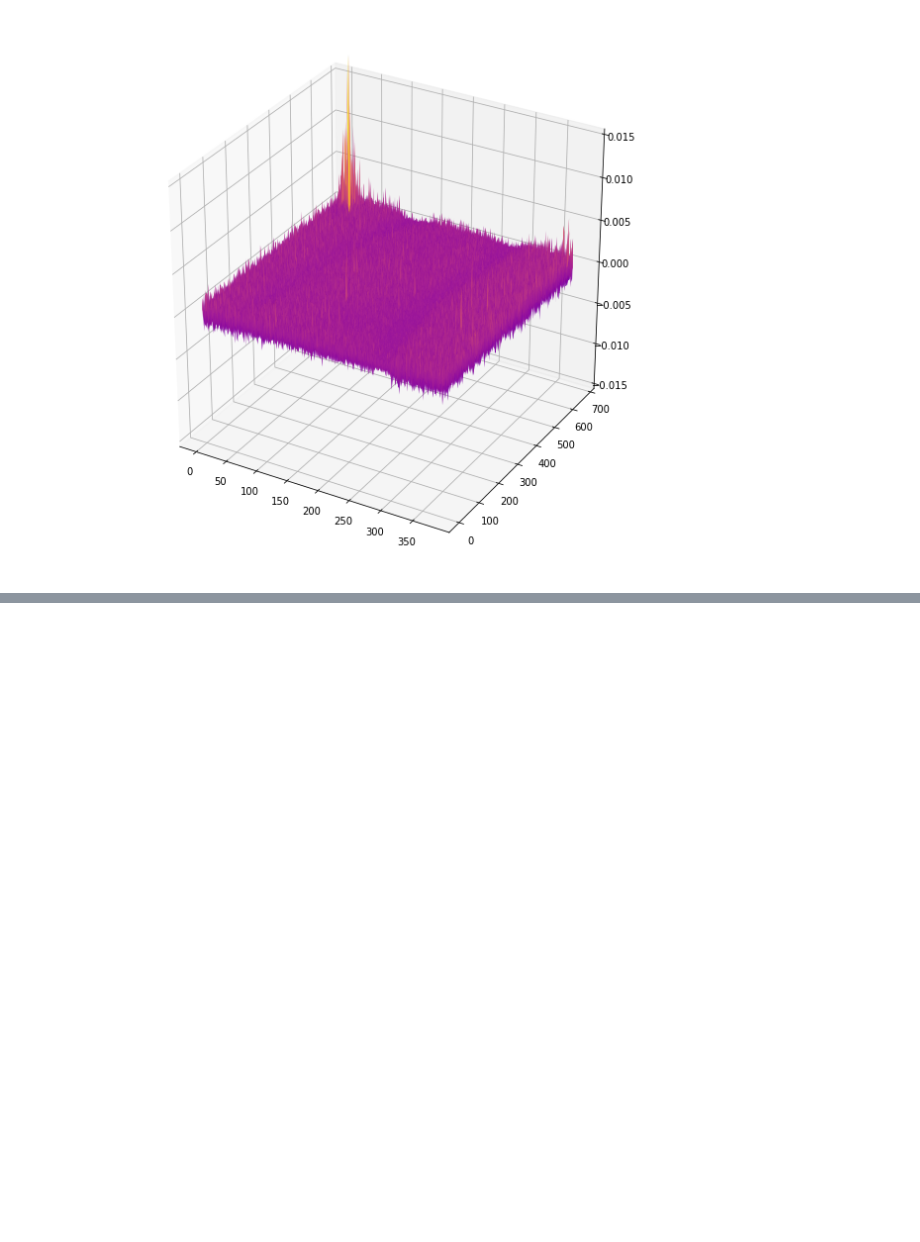
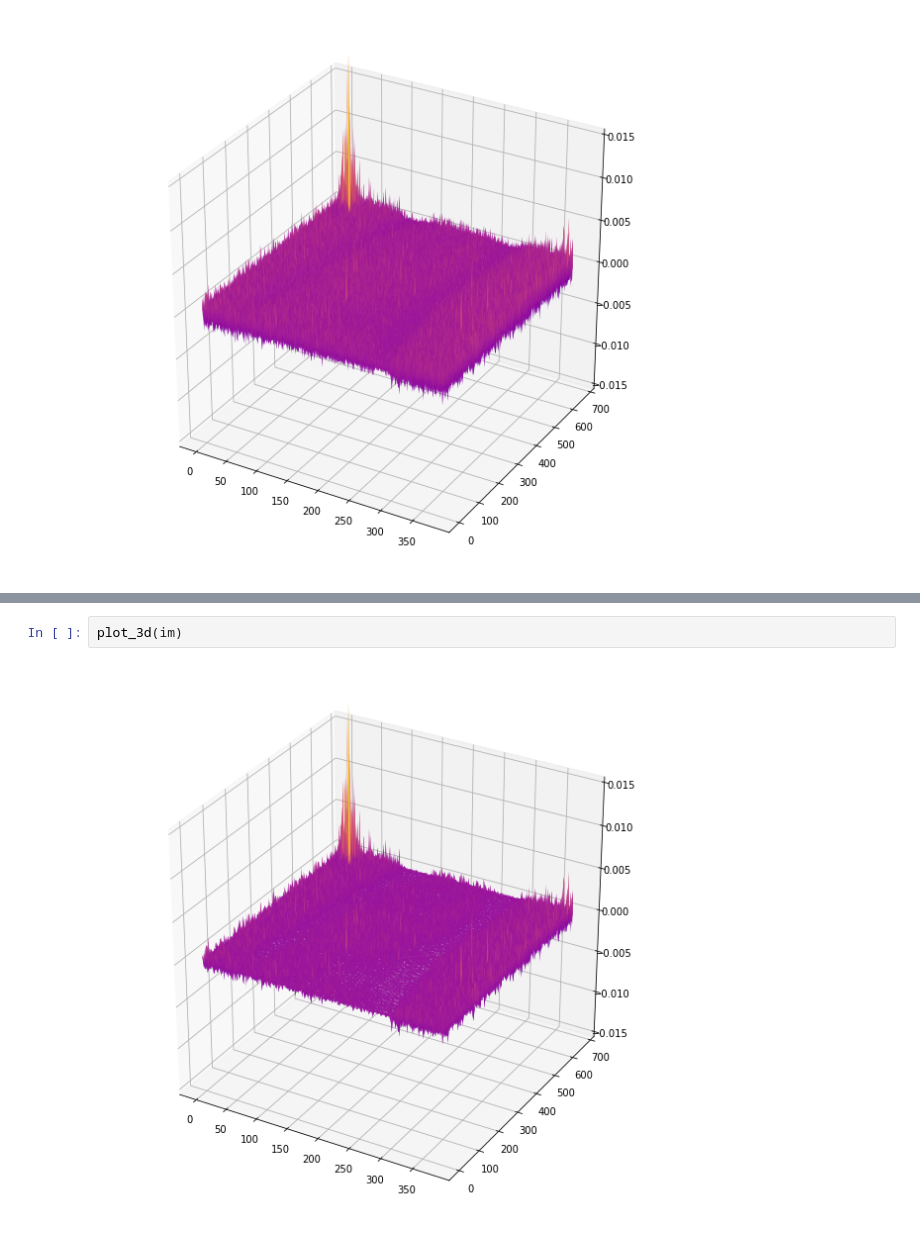
Before and after one commit to dsoellinger/Computer-Vision-Playground, a Jupyter notebook: ZeroMean/zeroMean.ipynb, the cells around one changed output, grey strips where cells are left out. Cells and saved outputs as stored; diff of their text form; blank space fills up the shorter version.

```diff
--- a/ZeroMean/zeroMean.ipynb
+++ b/ZeroMean/zeroMean.ipynb
@@ -198,0 +206,4 @@ plot_3d(Y)
+# %%
+plot_3d(im)
+# %% [output]
+[figure, added]
```
Also changed, not shown: parts of 8 cells of this notebook.
